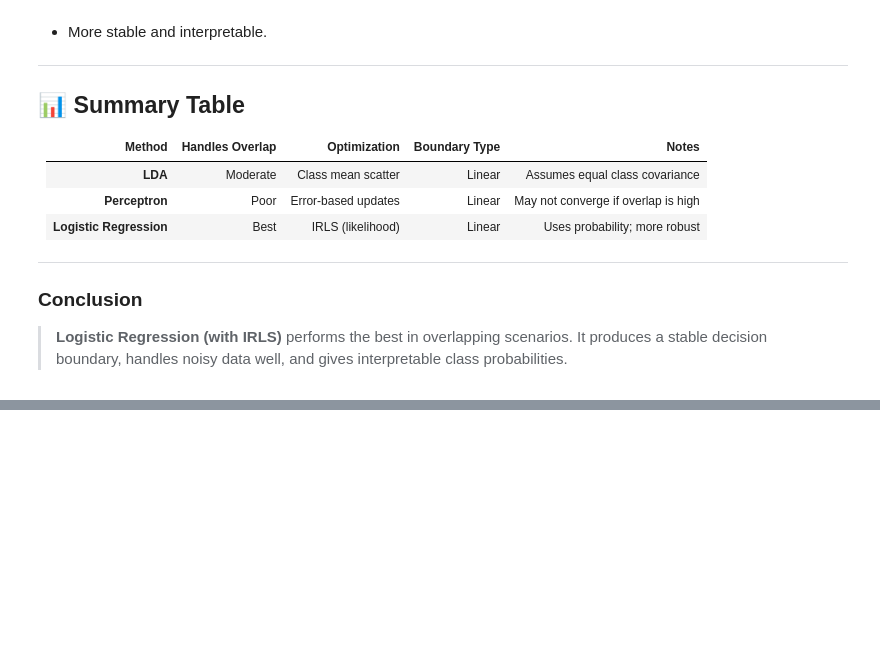
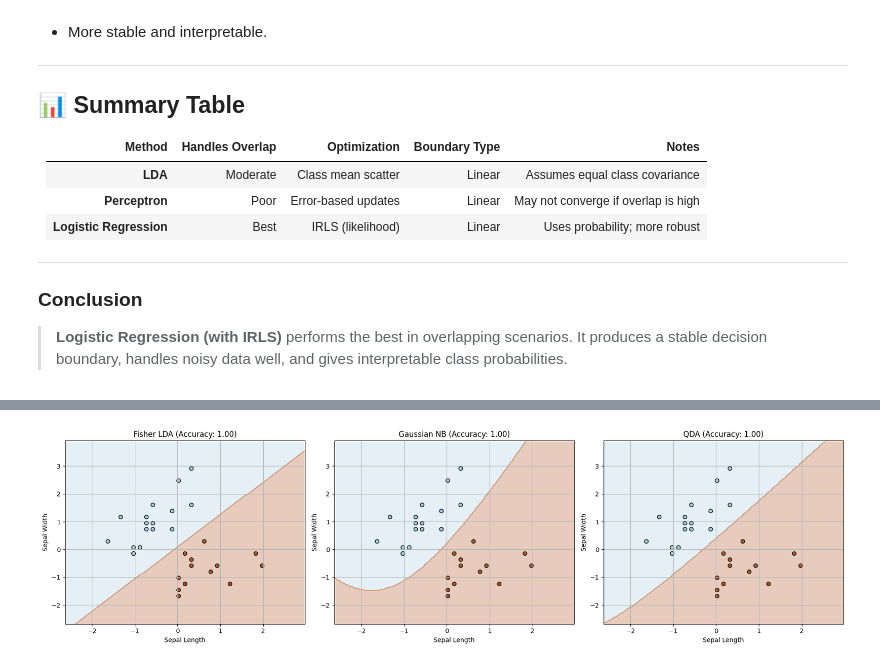
Before and after one commit to samiha-mahin/assignment-ml-kobe-university, a Jupyter notebook: ML_Assignment.ipynb, the cells around one changed output, grey strips where cells are left out. Cells and saved outputs as stored; diff of their text form; code cells hidden in the pictures; blank space fills up the shorter version.

```diff
--- a/ML_Assignment.ipynb
+++ b/ML_Assignment.ipynb
@@ -442,0 +262,80 @@ plot_decision_boundary(X, y, logreg, "Logistic Regression (IRLS)")
+# %%
+# Re-import needed packages after kernel reset
+import numpy as np
+import matplotlib.pyplot as plt
+from sklearn.datasets import load_iris
+from sklearn.discriminant_analysis import LinearDiscriminantAnalysis as LDA
+from sklearn.discriminant_analysis import QuadraticDiscriminantAnalysis as QDA
+from sklearn.naive_bayes import GaussianNB
+from sklearn.model_selection import train_test_split
+from sklearn.preprocessing import StandardScaler
+from sklearn.metrics import accuracy_score
+
+# Load iris dataset
+iris = load_iris()
+X = iris.data
+y = iris.target
+
+# Filter for Setosa and Versicolor (classes 0 and 1)
+mask = y < 2
+X = X[mask]
+y = y[mask]
+
+# Use only the first two features: sepal length and sepal width
+X = X[:, :2]
+
+# Split data
+X_train, X_test, y_train, y_test = train_test_split(X, y, test_size=0.3, random_state=42)
+
+# Standardize features
+scaler = StandardScaler()
+X_train_std = scaler.fit_transform(X_train)
+X_test_std = scaler.transform(X_test)
+
+# Fisher's LDA
+lda = LDA()
+lda.fit(X_train_std, y_train)
+lda_pred = lda.predict(X_test_std)
+
+# Gaussian Naive Bayes
+gnb = GaussianNB()
+gnb.fit(X_train_std, y_train)
+gnb_pred = gnb.predict(X_test_std)
+
+# Quadratic Discriminant Analysis
+qda = QDA()
+qda.fit(X_train_std, y_train)
+qda_pred = qda.predict(X_test_std)
+
+# Accuracy
+lda_acc = accuracy_score(y_test, lda_pred)
+gnb_acc = accuracy_score(y_test, gnb_pred)
+qda_acc = accuracy_score(y_test, qda_pred)
+
+# Decision boundary plotting
+def plot_decision_boundary(X, y, model, title):
+    x_min, x_max = X[:, 0].min() - 1, X[:, 0].max() + 1
+    y_min, y_max = X[:, 1].min() - 1, X[:, 1].max() + 1
+    xx, yy = np.meshgrid(np.linspace(x_min, x_max, 200),
+                         np.linspace(y_min, y_max, 200))
+    Z = model.predict(np.c_[xx.ravel(), yy.ravel()])
+    Z = Z.reshape(xx.shape)
+    plt.contourf(xx, yy, Z, alpha=0.3, cmap=plt.cm.Paired)
+    plt.scatter(X[:, 0], X[:, 1], c=y, edgecolors='k', cmap=plt.cm.Paired)
+    plt.title(title)
+    plt.xlabel('Sepal Length')
+    plt.ylabel('Sepal Width')
+    plt.grid(True)
+
+# Plot all three
+plt.figure(figsize=(18, 5))
+plt.subplot(1, 3, 1)
+plot_decision_boundary(X_test_std, y_test, lda, f"Fisher LDA (Accuracy: {lda_acc:.2f})")
+plt.subplot(1, 3, 2)
+plot_decision_boundary(X_test_std, y_test, gnb, f"Gaussian NB (Accuracy: {gnb_acc:.2f})")
+plt.subplot(1, 3, 3)
+plot_decision_boundary(X_test_std, y_test, qda, f"QDA (Accuracy: {qda_acc:.2f})")
+plt.tight_layout()
+plt.show()
+# %% [output]
+[figure, added]
```
Also changed, not shown: parts of 5 cells of this notebook.
